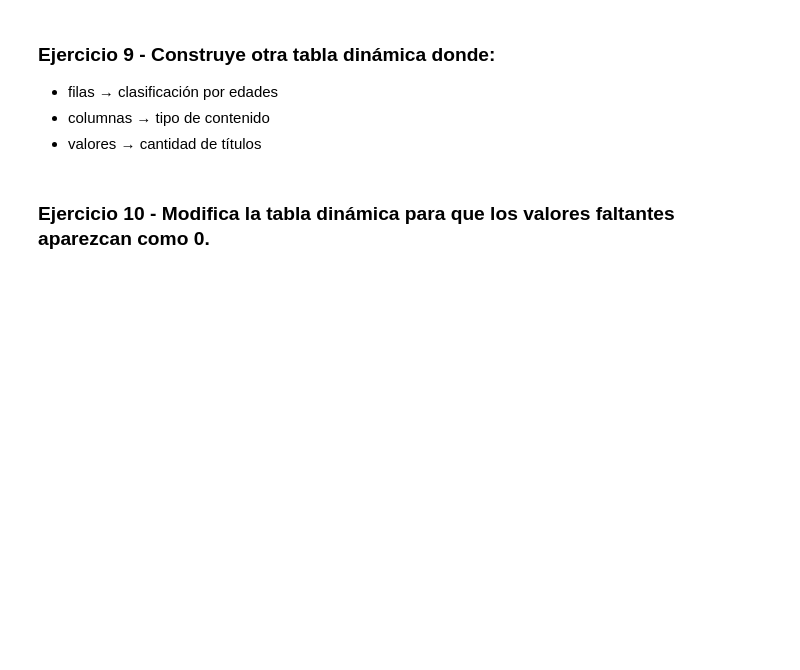
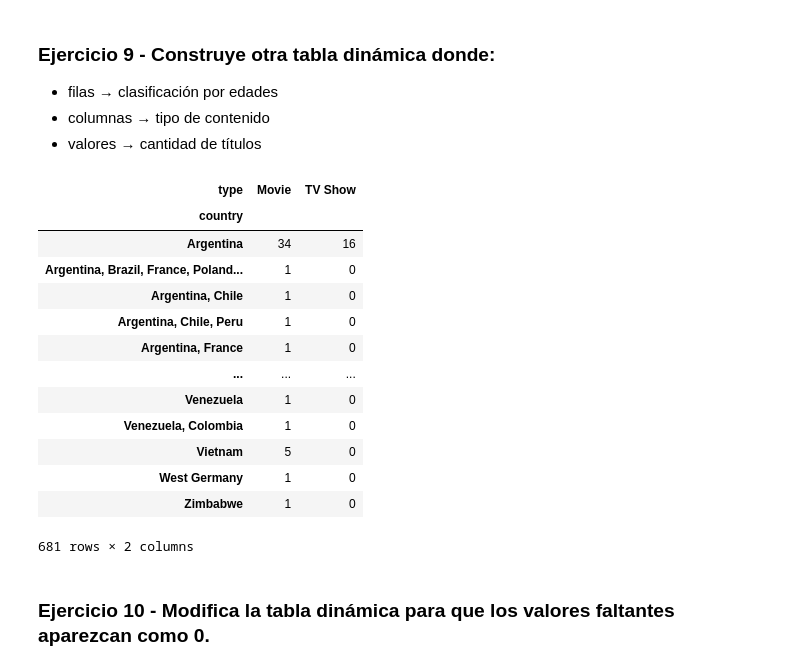
Before and after one commit to Glinarez24/data-analysis-course, a Jupyter notebook: modulo-3-transformacion/clase-10/practica/notebook.ipynb, the cells around one changed output. Drawn from its saved outputs; the diff is of its cells as text; code cells hidden in the pictures; blank space fills up the shorter version.

```diff
--- a/modulo-3-transformacion/clase-10/practica/notebook.ipynb
+++ b/modulo-3-transformacion/clase-10/practica/notebook.ipynb
@@ -197,2 +308,28 @@ Agrupa por:
+# %%
+# tu código acá
+tabla_rating= df.pivot_table(
+    index='country',
+    columns='type',
+    values='show_id',
+    aggfunc='count',
+    fill_value=0
+)
+
+tabla_rating
+# %% [output]
+| type | Movie | TV Show |
+| country |  |  |
+| Argentina | 34 | 16 |
+| Argentina, Brazil, France, Poland... | 1 | 0 |
+| Argentina, Chile | 1 | 0 |
+| Argentina, Chile, Peru | 1 | 0 |
+| Argentina, France | 1 | 0 |
+| ... | ... | ... |
+| Venezuela | 1 | 0 |
+| Venezuela, Colombia | 1 | 0 |
+| Vietnam | 5 | 0 |
+| West Germany | 1 | 0 |
+| Zimbabwe | 1 | 0 |
+681 rows × 2 columns
 # %% [markdown]
 ### Ejercicio 10 - Modifica la tabla dinámica para que los valores faltantes aparezcan como **0**.
```
Also changed, not shown: parts of 19 cells of this notebook.
